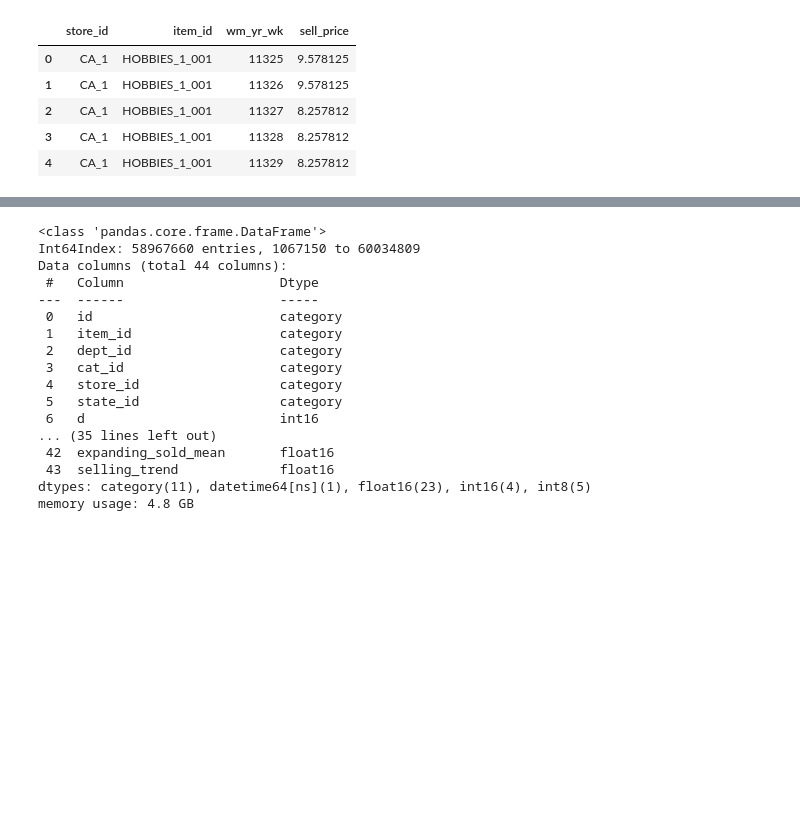
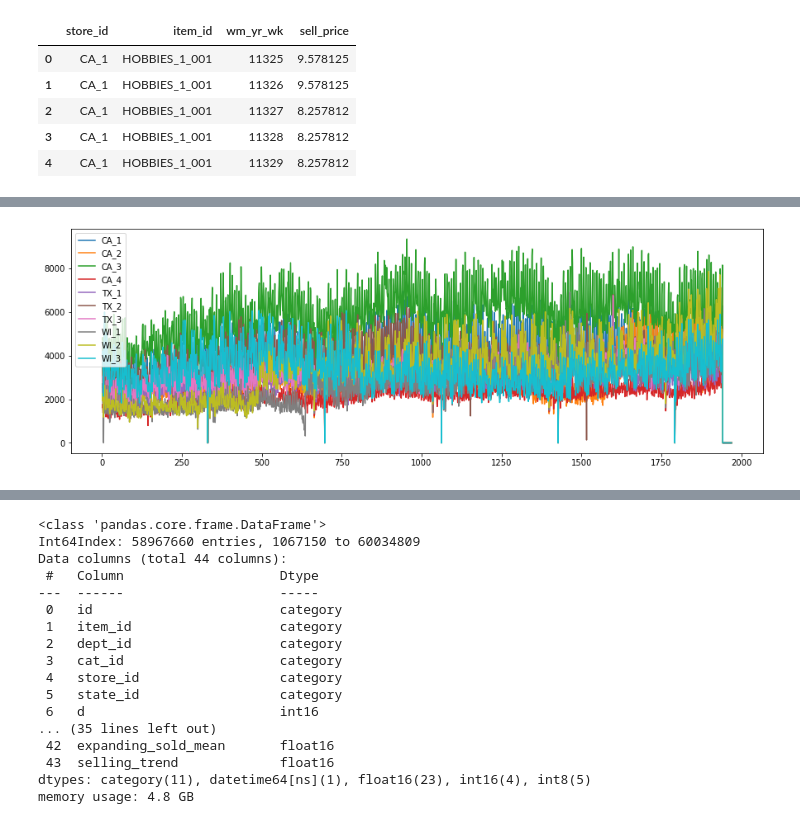
Before and after one commit to kyohei-123/kaggle-m5accuracy, a Jupyter notebook: kaggle-m5accuracy_r3.ipynb, the cells around one changed output, grey strips where cells are left out. Saved outputs shown, nothing was run; the diff lists cells and outputs as text; code cells hidden in the pictures; blank space fills up the shorter version.

```diff
--- a/kaggle-m5accuracy_r3.ipynb
+++ b/kaggle-m5accuracy_r3.ipynb
@@ -364,0 +287,18 @@ df.drop(['daily_avg_sold','avg_sold'],axis=1,inplace=True)
+# %%
+###　店舗ごとのトレンドを確認
+
+df_store_sum = df.groupby(["store_id","d"])["sold"].sum().sort_index().reset_index()
+
+df_store_sum[df_store_sum["store_id"]=="CA_1"].sort_values(by="d")
+
+stores = df_store_sum["store_id"].unique()
+f,ax = plt.subplots(figsize=(15,5))
+for i,store in enumerate(stores):
+    filter = (df_store_sum["store_id"]==store)
+    x = df_store_sum[filter]["d"]
+    y = df_store_sum[filter]["sold"]
+    ax.plot(x,y,label=store)
+ax.legend()
+f.show()
+# %% [output]
+[figure, added]
```
Also changed, not shown: parts of 47 cells of this notebook.
